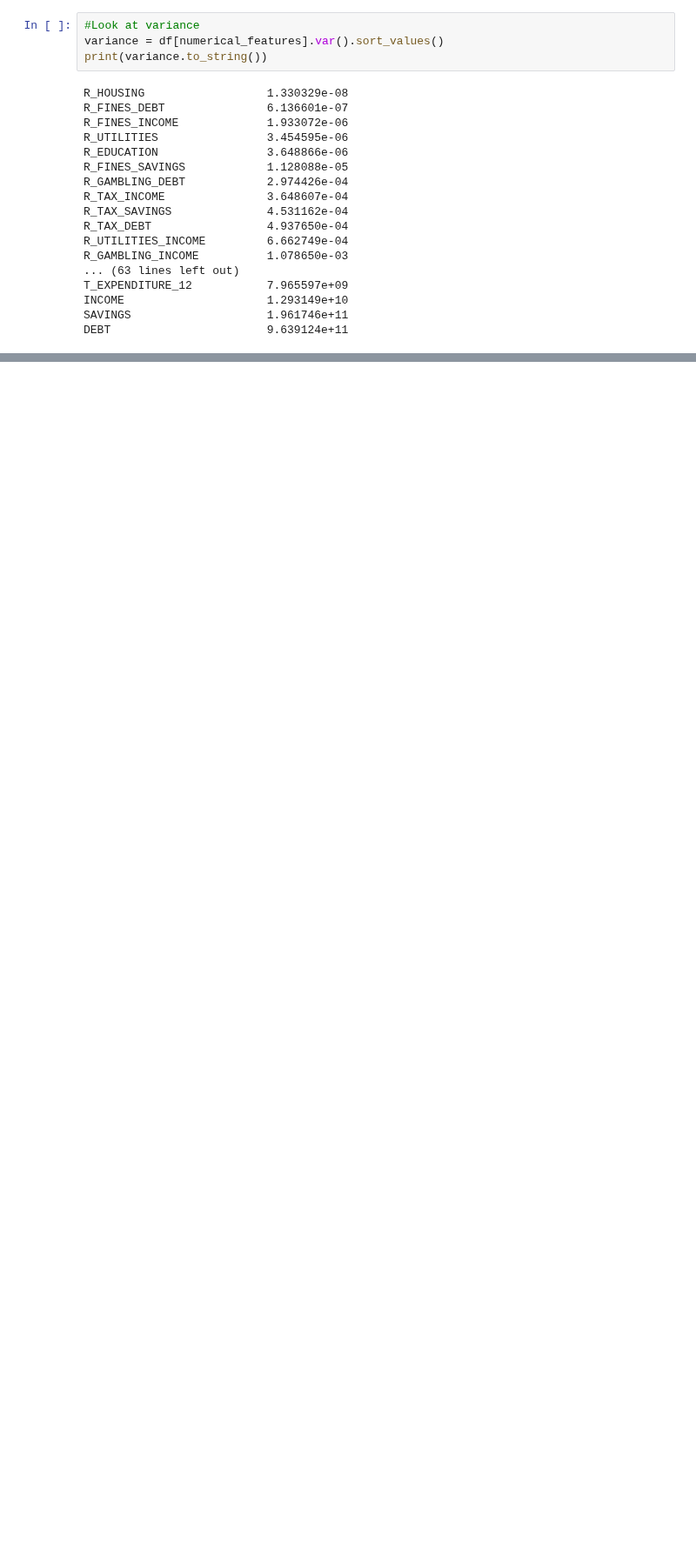
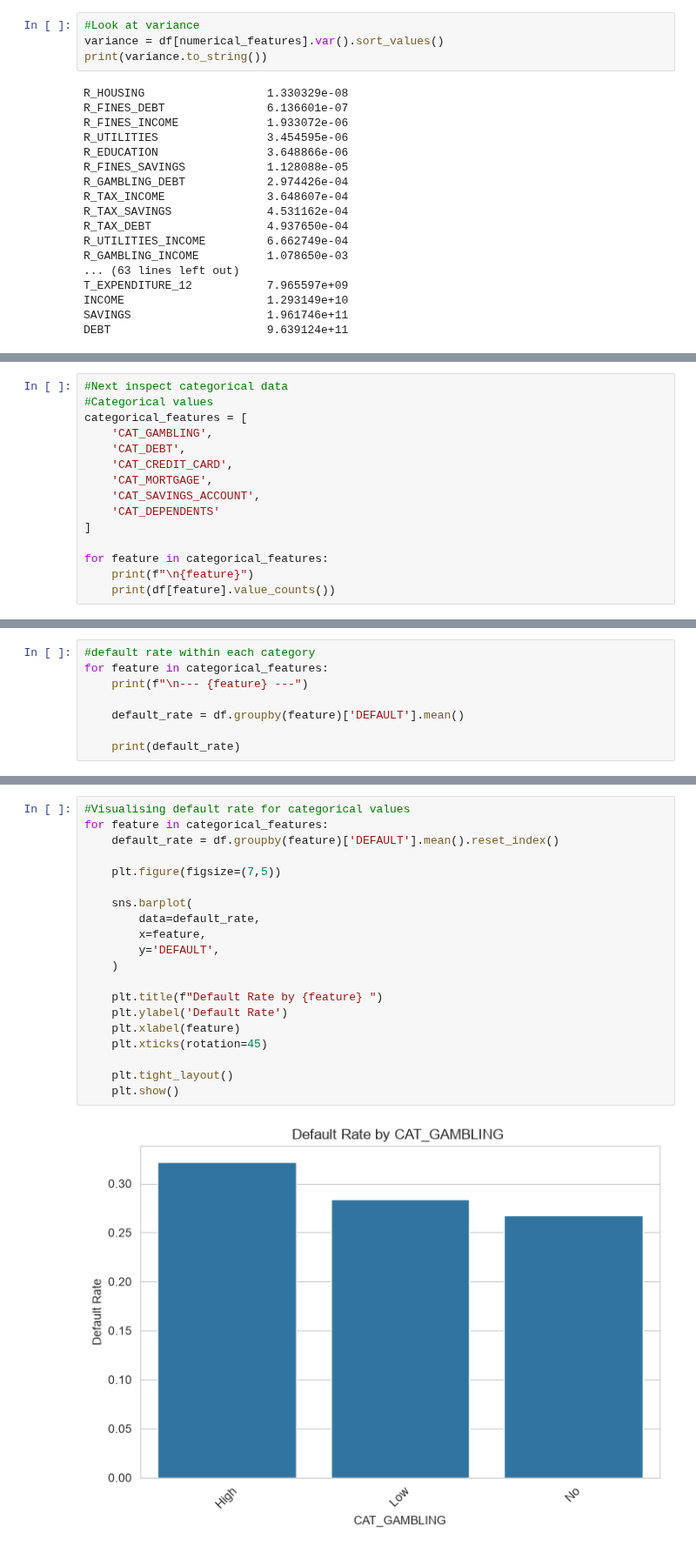
Before and after one commit to yathukamal/Creditscore2, a Jupyter notebook: Default2_EDA.ipynb, the cells around one changed output, grey strips where cells are left out. Shown at 87% size. Cells and saved outputs as stored; diff of their text form; blank space fills up the shorter version.

```diff
--- a/default2.ipynb
+++ b/Default2_EDA.ipynb
@@ -276,0 +380,15 @@ DEBT                       9.639124e+11
+# %%
+#Next inspect categorical data
+#Categorical values
+categorical_features = [
+    'CAT_GAMBLING',
+    'CAT_DEBT',
+    'CAT_CREDIT_CARD',
+    'CAT_MORTGAGE',
+    'CAT_SAVINGS_ACCOUNT',
+    'CAT_DEPENDENTS'
+]
+
+for feature in categorical_features:
+    print(f"\n{feature}")
+    print(df[feature].value_counts())
@@ -276,0 +413,8 @@ DEBT                       9.639124e+11
+# %%
+#default rate within each category
+for feature in categorical_features:
+    print(f"\n--- {feature} ---")
+
+    default_rate = df.groupby(feature)['DEFAULT'].mean()
+
+    print(default_rate)
@@ -276,0 +439,22 @@ DEBT                       9.639124e+11
+# %%
+#Visualising default rate for categorical values
+for feature in categorical_features:
+    default_rate = df.groupby(feature)['DEFAULT'].mean().reset_index()
+
+    plt.figure(figsize=(7,5))
+
+    sns.barplot(
+        data=default_rate,
+        x=feature,
+        y='DEFAULT',
+    )
+
+    plt.title(f"Default Rate by {feature} ")
+    plt.ylabel('Default Rate')
+    plt.xlabel(feature)
+    plt.xticks(rotation=45)
+
+    plt.tight_layout()
+    plt.show()
+# %% [output]
+[figure, added]
```
Also changed, not shown: parts of 12 cells of this notebook.
